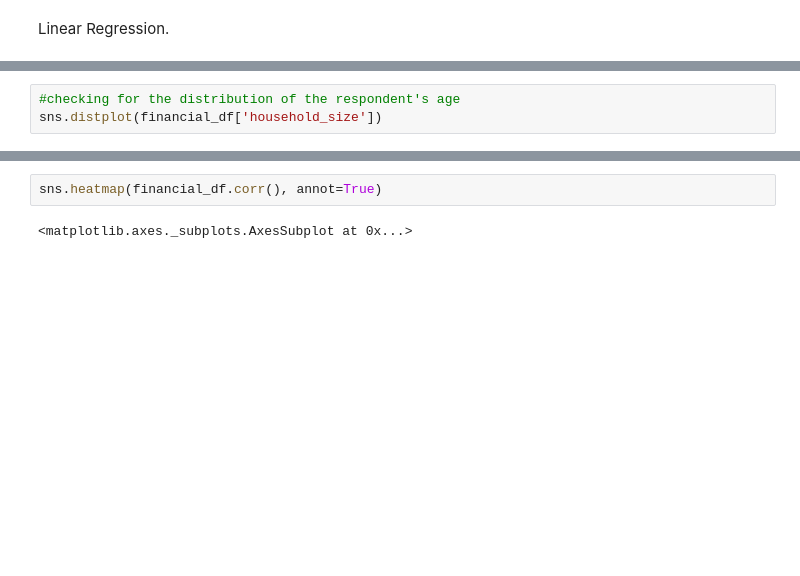
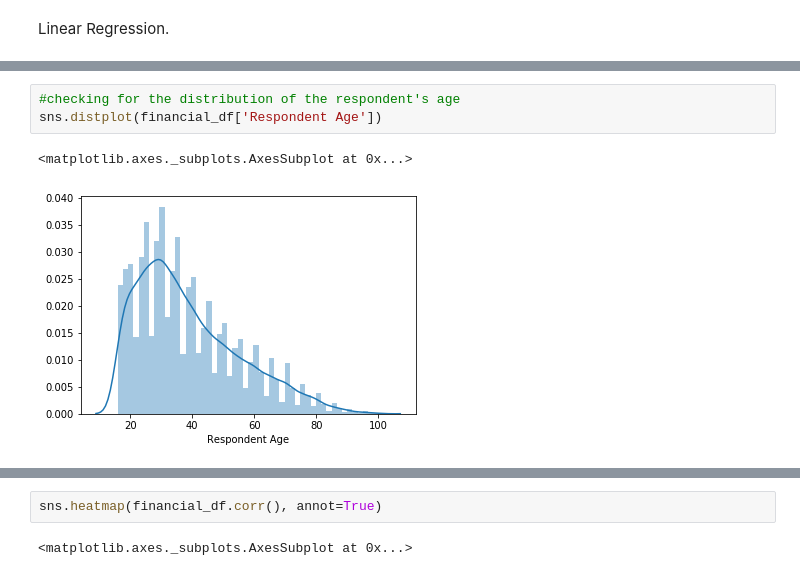
Before and after one commit to theBuluku/Financial_Research-, a Jupyter notebook: Moringa_Data_Science_Core_W1_Independent_Project_2018_08_Malcolm_Buluku.ipynb, the cells around one changed output, grey strips where cells are left out. Cells and saved outputs as stored; diff of their text form; blank space fills up the shorter version.

```diff
--- a/Moringa_Data_Science_Core_W1_Independent_Project_2018_08_Malcolm_Buluku.ipynb
+++ b/Moringa_Data_Science_Core_W1_Independent_Project_2018_08_Malcolm_Buluku.ipynb
@@ -173,6 +214,9 @@ Linear Regression.
 # %%
 #checking for the distribution of the respondent's age
-sns.distplot(financial_df['household_size'])
+sns.distplot(financial_df['Respondent Age'])
+# %% [output]
+<matplotlib.axes._subplots.AxesSubplot at 0x...>
+[figure, added]
 # %%
 #Shows us correlation between all the columns in our dataset
 financial_df.corr()
```
Also changed, not shown: parts of 20 cells of this notebook.
